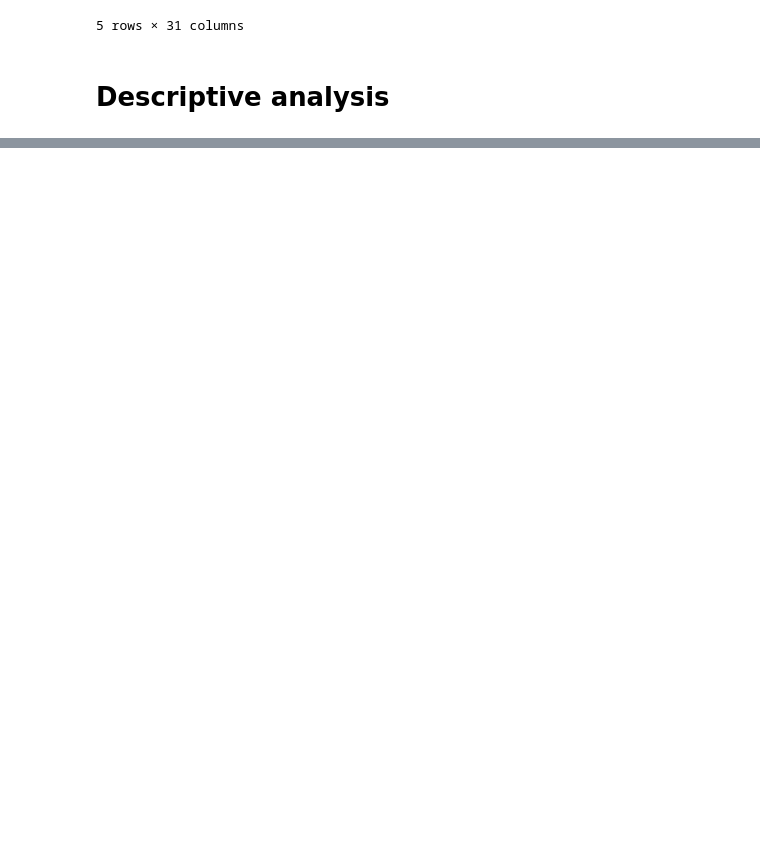
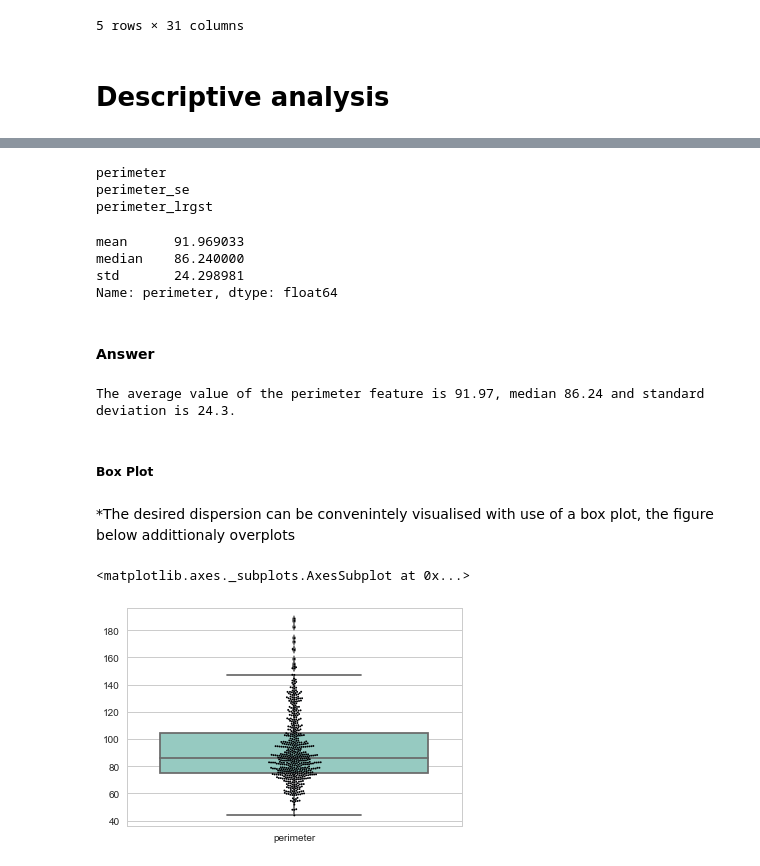
Before and after one commit to konradedgar/wdbc, a Jupyter notebook: wbc_anls.ipynb, the cells around one changed output, grey strips where cells are left out. Cells and saved outputs as stored; diff of their text form; code cells hidden in the pictures; blank space fills up the shorter version.

Commit message:
testing figure rendering

```diff
--- a/wbc_anls.ipynb
+++ b/wbc_anls.ipynb
@@ -164,0 +178,35 @@ The following section provides initial descriptive analysis as well as introduce
+# %%
+# Case insenstive search is not required but does it's good practice
+print("\n".join(s for s in col_nms if 'perimeter' in s.lower()))
+# %% [output]
+perimeter
+perimeter_se
+perimeter_lrgst
+# %%
+# Compute required statistics using pandas df.agg
+dta_smry_perimeter = dta_wdbc['perimeter'].agg(['mean', 'median', 'std'])
+dta_smry_perimeter
+# %% [output]
+mean      91.969033
+median    86.240000
+std       24.298981
+Name: perimeter, dtype: float64
+# %% [markdown]
+#### Answer
+# %%
+print('The average value of the perimeter feature is ' + str(round(dta_smry_perimeter['mean'], 2)) +
+      ', median ' + str(round(dta_smry_perimeter['median'], 2)) + ' and standard deviation is ' +
+     str(round(dta_smry_perimeter['std'], 2)) + '.')
+# %% [output]
+The average value of the perimeter feature is 91.97, median 86.24 and standard deviation is 24.3.
+# %% [markdown]
+##### Box Plot
+# %% [markdown]
+*The desired dispersion can be convenintely visualised with use of a box plot, the figure below addittionaly overplots
+# %%
+sns.set_style(style='whitegrid')
+sns.boxplot(data=dta_wdbc[['perimeter']], palette="Set3")
+sns.swarmplot(data=dta_wdbc[['perimeter']], size=1, edgecolor="black", linewidth=.9)
+# %% [output]
+<matplotlib.axes._subplots.AxesSubplot at 0x...>
+[figure, added]
```
Also changed, not shown: parts of 10 cells of this notebook.
